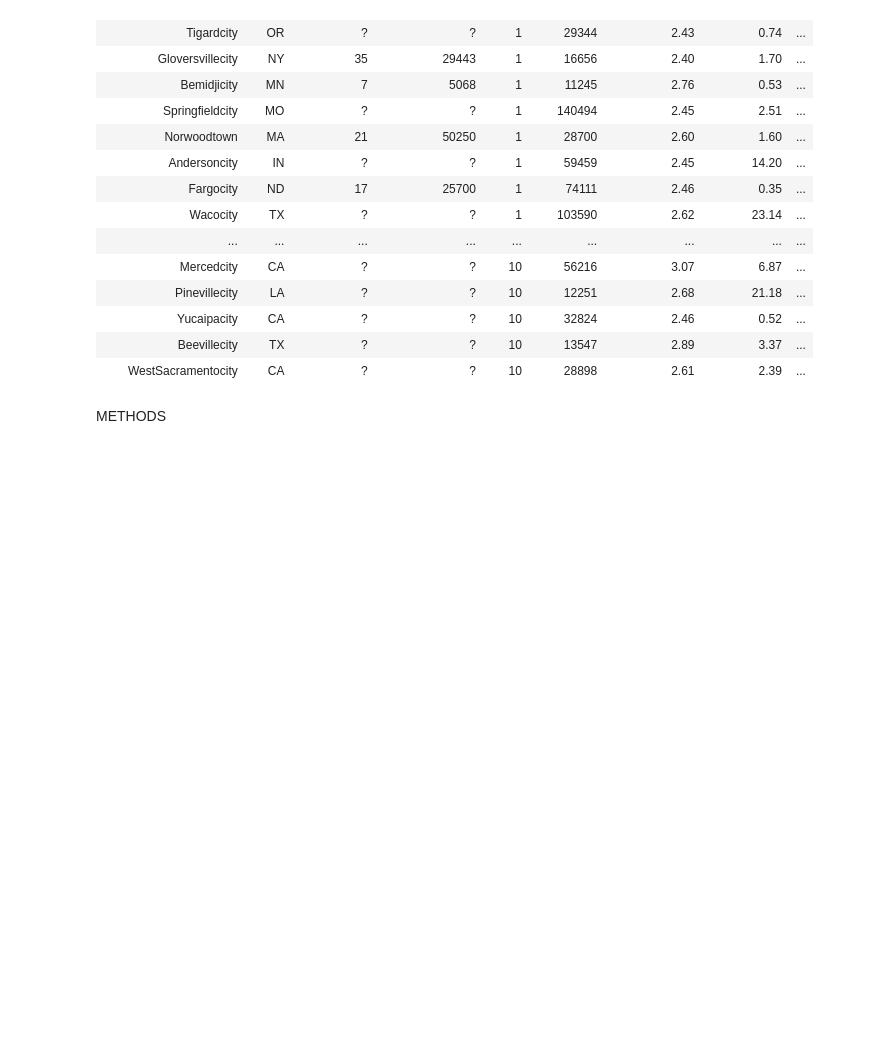
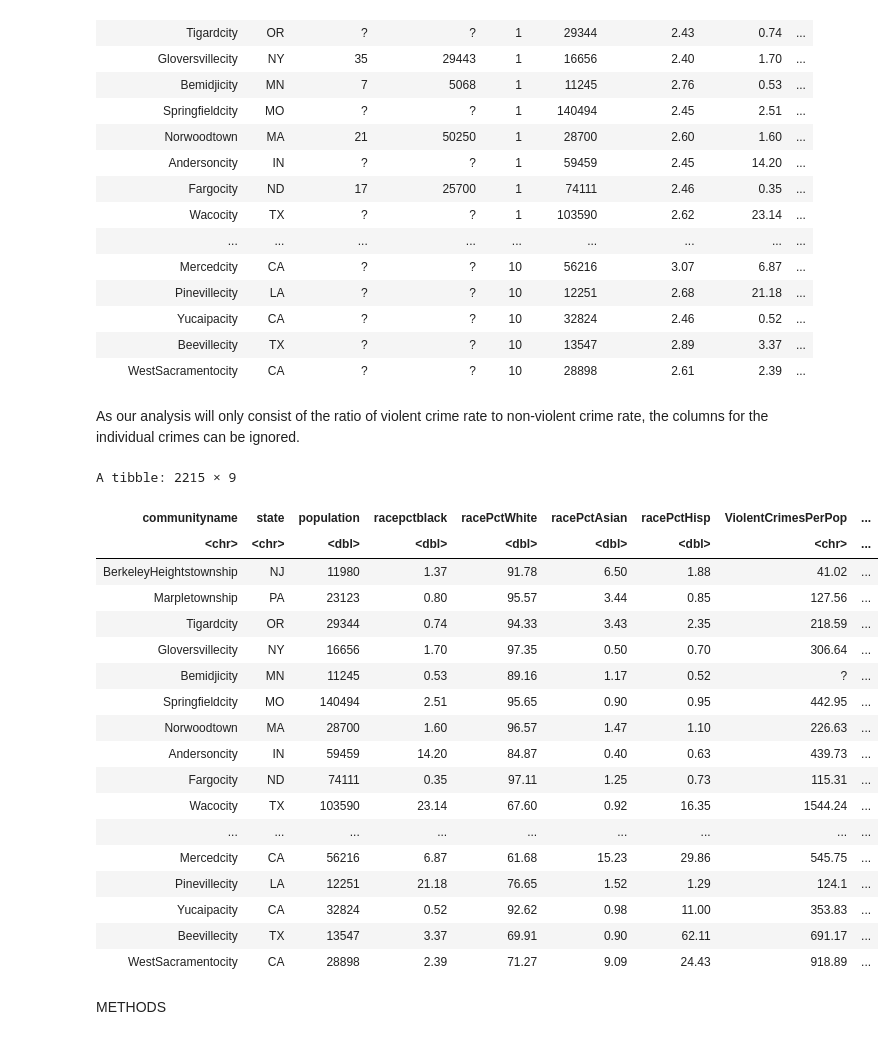
Before and after one commit to JeffreyJPZ/DSCI-100-Group_55-Project, a Jupyter notebook: Project.ipynb, the cells around one changed output. Cells and saved outputs as stored; diff of their text form; code cells hidden in the pictures; blank space fills up the shorter version.

Commit message:
Selected data
Selected the data relevant to analysis (incl. state, race pct, total crimes, etc.)

```diff
--- a/Project.ipynb
+++ b/Project.ipynb
@@ -215,6 +215,32 @@ A spec_tbl_df: 2215 × 147
 | Yucaipacity | CA | ? | ? | 10 | 32824 | 2.46 | 0.52 | ... |
 | Beevillecity | TX | ? | ? | 10 | 13547 | 2.89 | 3.37 | ... |
 | WestSacramentocity | CA | ? | ? | 10 | 28898 | 2.61 | 2.39 | ... |
+# %% [markdown]
+As our analysis will only consist of the ratio of violent crime rate to non-violent crime rate, the columns for the individual crimes can be ignored.
+# %%
+crime_selected <- crime |>
+                    select(communityname, state, population, racepctblack:racePctHisp, ViolentCrimesPerPop, nonViolPerPop)
+crime_selected
+# %% [output]
+A tibble: 2215 × 9
+| communityname | state | population | racepctblack | racePctWhite | racePctAsian | racePctHisp | ViolentCrimesPerPop | ... |
+| <chr> | <chr> | <dbl> | <dbl> | <dbl> | <dbl> | <dbl> | <chr> | ... |
+| BerkeleyHeightstownship | NJ | 11980 | 1.37 | 91.78 | 6.50 | 1.88 | 41.02 | ... |
+| Marpletownship | PA | 23123 | 0.80 | 95.57 | 3.44 | 0.85 | 127.56 | ... |
+| Tigardcity | OR | 29344 | 0.74 | 94.33 | 3.43 | 2.35 | 218.59 | ... |
+| Gloversvillecity | NY | 16656 | 1.70 | 97.35 | 0.50 | 0.70 | 306.64 | ... |
+| Bemidjicity | MN | 11245 | 0.53 | 89.16 | 1.17 | 0.52 | ? | ... |
+| Springfieldcity | MO | 140494 | 2.51 | 95.65 | 0.90 | 0.95 | 442.95 | ... |
+| Norwoodtown | MA | 28700 | 1.60 | 96.57 | 1.47 | 1.10 | 226.63 | ... |
+| Andersoncity | IN | 59459 | 14.20 | 84.87 | 0.40 | 0.63 | 439.73 | ... |
+| Fargocity | ND | 74111 | 0.35 | 97.11 | 1.25 | 0.73 | 115.31 | ... |
+| Wacocity | TX | 103590 | 23.14 | 67.60 | 0.92 | 16.35 | 1544.24 | ... |
+| ... | ... | ... | ... | ... | ... | ... | ... | ... |
+| Mercedcity | CA | 56216 | 6.87 | 61.68 | 15.23 | 29.86 | 545.75 | ... |
+| Pinevillecity | LA | 12251 | 21.18 | 76.65 | 1.52 | 1.29 | 124.1 | ... |
+| Yucaipacity | CA | 32824 | 0.52 | 92.62 | 0.98 | 11.00 | 353.83 | ... |
+| Beevillecity | TX | 13547 | 3.37 | 69.91 | 0.90 | 62.11 | 691.17 | ... |
+| WestSacramentocity | CA | 28898 | 2.39 | 71.27 | 9.09 | 24.43 | 918.89 | ... |
 # %% [markdown]
 METHODS
 # %% [markdown]
```
Also changed, not shown: parts of 1 cell of this notebook.
